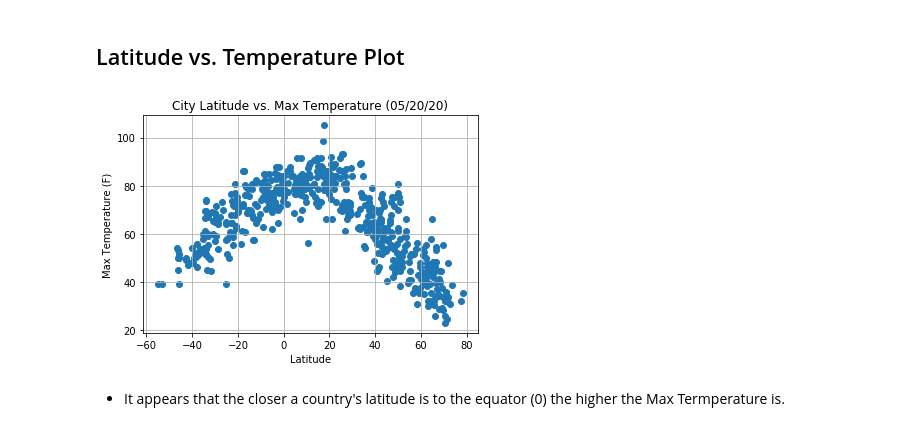
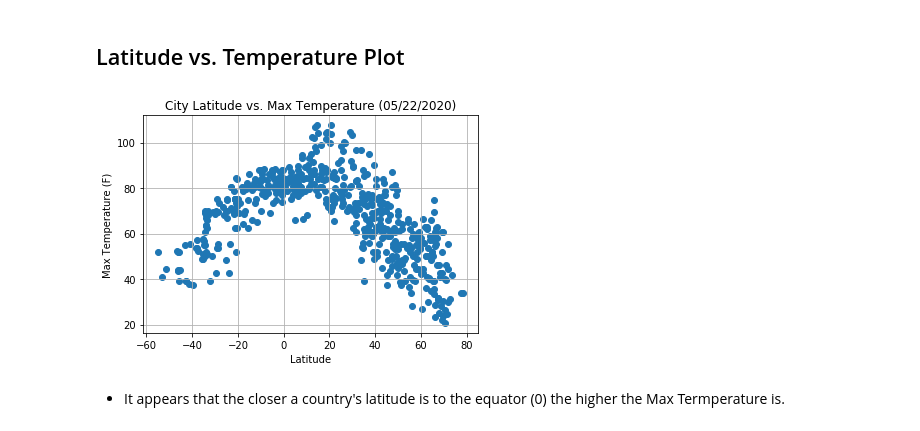
Before and after one commit to carlykelly/API, a Jupyter notebook: WeatherPy/WeatherPy_CFK.ipynb, the cells around one changed output. Cells and saved outputs as stored; diff of their text form; code cells hidden in the pictures.

```diff
--- a/WeatherPy/WeatherPy_CFK.ipynb
+++ b/WeatherPy/WeatherPy_CFK.ipynb
@@ -12,6 +12,8 @@ import pandas as pd
 import numpy as np
 import requests
 import time
+import datetime
+now = datetime.datetime.now()
 from scipy.stats import linregress
 import scipy.stats as st
 
@@ -162,16 +164,17 @@ humidity_too_high
 # %% [markdown]
 ## Latitude vs. Temperature Plot
 # %%
+date = (now.strftime("%m/%d/%Y"))
 x = weather["Lat"]
 y= weather["Max Temp"]
 plt.scatter(x, y)
-plt.title('City Latitude vs. Max Temperature (05/20/20)')
+plt.title(f'City Latitude vs. Max Temperature ({date})')
 plt.xlabel('Latitude')
 plt.ylabel('Max Temperature (F)')
 plt.grid()
 plt.savefig("../Images/Lat_vs_Temp")
 # %% [output]
-[figure, old version]
+[figure, new version]
 # %% [markdown]
 * It appears that the closer a country's latitude is to the equator (0) the higher the Max Termperature is.
 # %% [markdown]
```
Also changed, not shown: parts of 15 cells of this notebook, 14 other files.
